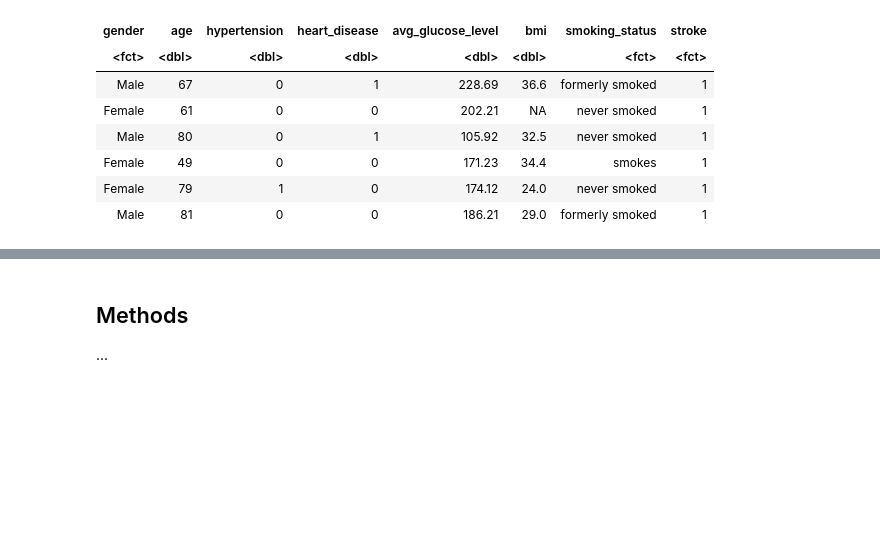
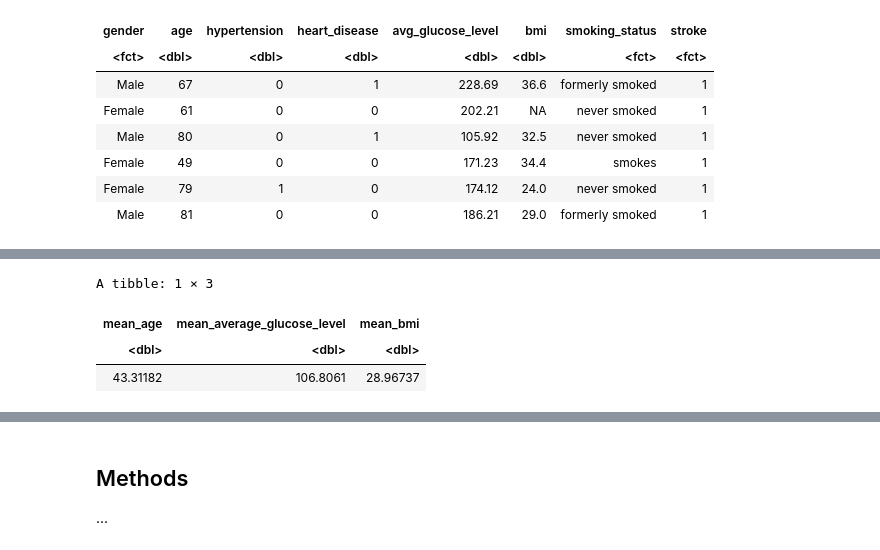
Before and after one commit to Gaelhpalmer/dsci-100-project, a Jupyter notebook: project_proposal.ipynb, the cells around one changed output, grey strips where cells are left out. Cells and saved outputs as stored; diff of their text form; code cells hidden in the pictures; blank space fills up the shorter version.

```diff
--- a/project_proposal.ipynb
+++ b/project_proposal.ipynb
@@ -170,0 +161,14 @@ acc
+# %%
+# Numeric predictor variable means
+
+stroke_var_means <- stroke_train %>%
+    summarize(mean_age = mean(age),
+              mean_average_glucose_level = mean(avg_glucose_level),
+              mean_bmi = mean(bmi, na.rm = TRUE))
+
+stroke_var_means
+# %% [output]
+A tibble: 1 × 3
+| mean_age | mean_average_glucose_level | mean_bmi |
+| <dbl> | <dbl> | <dbl> |
+| 43.31182 | 106.8061 | 28.96737 |
```
Also changed, not shown: parts of 15 cells of this notebook.
